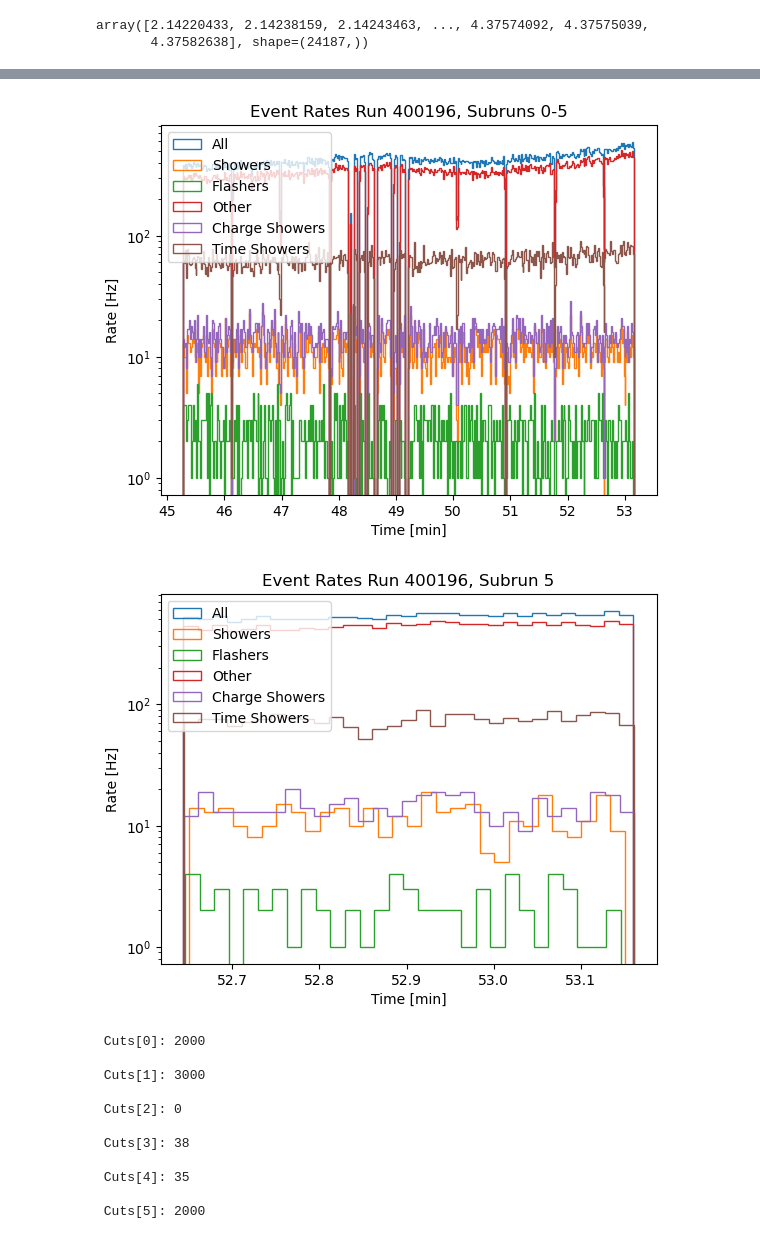
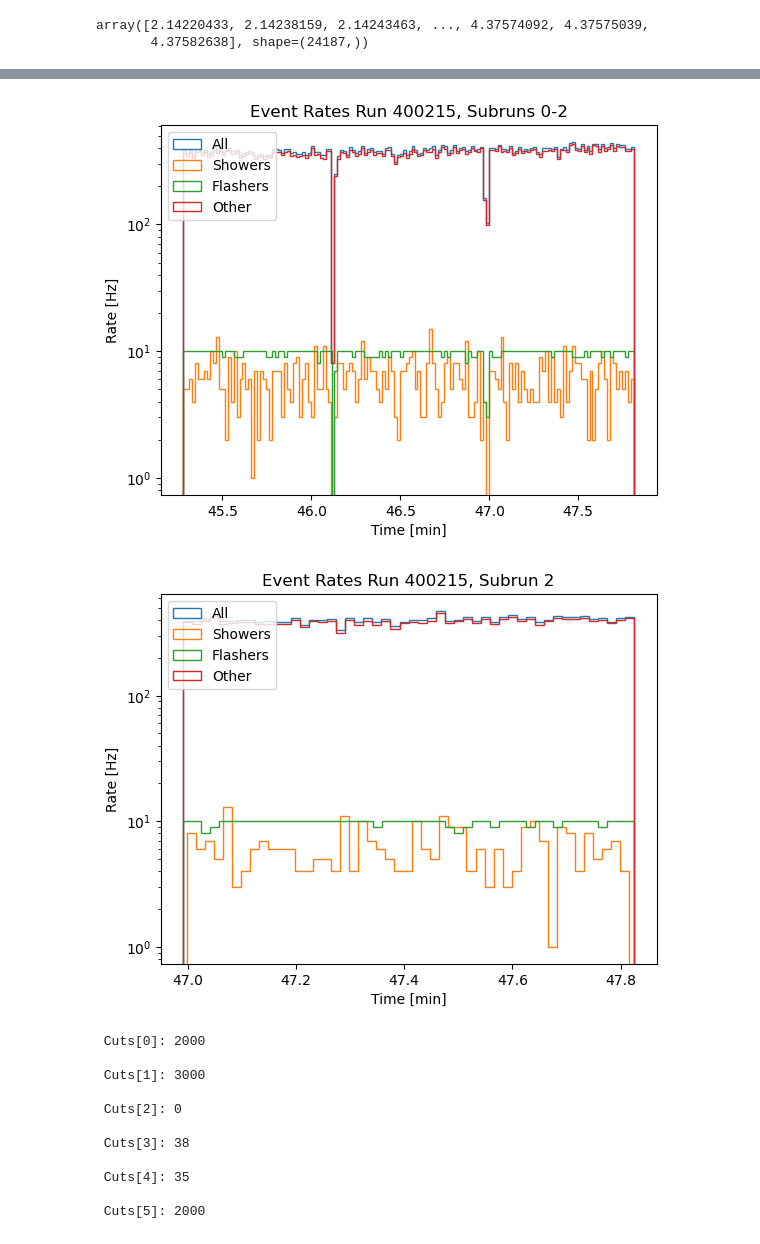
Before and after one commit to GriffinB243/DQM_scripts, a Jupyter notebook: DQM_notebook.ipynb, the cells around one changed output, grey strips where cells are left out. Drawn from its saved outputs; the diff is of its cells as text; code cells hidden in the pictures.

```diff
--- a/DQM_notebook.ipynb
+++ b/DQM_notebook.ipynb
@@ -955,8 +955,9 @@ def real_new_sort(sr_data,subrun, sorted_run_data, cuts):
    return sorted_run_data, sorted_subrun
 # %%
 #Working cell for overall event rate graph
+#you only have to run this one once for a stupid long time to test plotting stuff, unless you crash the kernel
 
-subrun_number=2
+subrun_number=3
 run_id=400215
 run_data=[]
 sorted_run_data=[[[],[],[],[],[],[],[],[]],[[],[],[],[],[],[],[],[]],[[],[],[],[],[],[],[],[]],[[],[],[],[],[],[],[],[]],[[],[],[],[],[],[],[],[]],[[],[],[],[],[],[],[],[]],[[],[],[],[],[],[],[],[]],[[],[],[],[],[],[],[],[]]]
@@ -1176,48 +1238,48 @@ array([2.14220433, 2.14238159, 2.14243463, ..., 4.37574092, 4.37575039,
 # %%
 #New event rate histogram function
 
 def event_rate_hists(current_sr, sorted_run_data, sorted_subrun, resolution, time_step, display_plots_path, plots_save_location, extra_lines=False):
     modifier=resolution
     fig, ax = plt.subplots()
 
-    ax.hist(sorted_run_data[0][1]/(time_step), weights = [modifier for _ in range(len(sorted_run_data[0][1]))], bins = np.arange(sorted_run_data[0][1][0]/(time_step), sorted_run_data[0][1][-1]/(time_step), (1E9/time_step)/modifier), log=True, histtype = 'step', label = 'All')
-    ax.hist(sorted_run_data[1][1]/(time_step), weights = [modifier for _ in range(len(sorted_run_data[1][1]))], bins = np.arange(sorted_run_data[1][1][0]/(time_step), sorted_run_data[1][1][-1]/(time_step), (1E9/time_step)/modifier), log=True, histtype = 'step', label = 'Showers')
-    ax.hist(sorted_run_data[2][1]/(time_step), weights = [modifier for _ in range(len(sorted_run_data[2][1]))], bins = np.arange(sorted_run_data[2][1][0]/(time_step), sorted_run_data[2][1][-1]/(time_step), (1E9/time_step)/modifier), log=True, histtype = 'step', label = 'Flashers')
-    ax.hist(sorted_run_data[3][1]/(time_step), weights = [modifier for _ in range(len(sorted_run_data[3][1]))], bins = np.arange(sorted_run_data[3][1][0]/(time_step), sorted_run_data[3][1][-1]/(time_step), (1E9/time_step)/modifier), log=True, histtype = 'step', label = 'Other')
+    ax.hist(sorted_run_data[0][0]/(time_step), weights = [modifier for _ in range(len(sorted_run_data[0][0]))], bins = np.arange(sorted_run_data[0][0][0]/(time_step), sorted_run_data[0][0][-1]/(time_step), (1E9/time_step)/modifier), log=True, histtype = 'step', label = 'All')
+    ax.hist(sorted_run_data[1][0]/(time_step), weights = [modifier for _ in range(len(sorted_run_data[1][0]))], bins = np.arange(sorted_run_data[1][0][0]/(time_step), sorted_run_data[1][0][-1]/(time_step), (1E9/time_step)/modifier), log=True, histtype = 'step', label = 'Showers')
+    ax.hist(sorted_run_data[2][0]/(time_step), weights = [modifier for _ in range(len(sorted_run_data[2][0]))], bins = np.arange(sorted_run_data[2][0][0]/(time_step), sorted_run_data[2][0][-1]/(time_step), (1E9/time_step)/modifier), log=True, histtype = 'step', label = 'Flashers')
+    ax.hist(sorted_run_data[3][0]/(time_step), weights = [modifier for _ in range(len(sorted_run_data[3][0]))], bins = np.arange(sorted_run_data[3][0][0]/(time_step), sorted_run_data[3][0][-1]/(time_step), (1E9/time_step)/modifier), log=True, histtype = 'step', label = 'Other')
 
     if extra_lines==True:
-       ax.hist(sorted_run_data[4][1]/(time_step), weights = [modifier for _ in range(len(sorted_run_data[4][1]))], bins = np.arange(sorted_run_data[4][1][0]/(time_step), sorted_run_data[4][1][-1]/(time_step), (1E9/time_step)/modifier), log=True, histtype = 'step', label = 'Charge Showers')
-       ax.hist(sorted_run_data[5][1]/(time_step), weights = [modifier for _ in range(len(sorted_run_data[5][1]))], bins = np.arange(sorted_run_data[5][1][0]/(time_step), sorted_run_data[5][1][-1]/(time_step), (1E9/time_step)/modifier), log=True, histtype = 'step', label = 'Time Showers')
+       ax.hist(sorted_run_data[4][0]/(time_step), weights = [modifier for _ in range(len(sorted_run_data[4][0]))], bins = np.arange(sorted_run_data[4][0][0]/(time_step), sorted_run_data[4][0][-1]/(time_step), (1E9/time_step)/modifier), log=True, histtype = 'step', label = 'Charge Showers')
+       ax.hist(sorted_run_data[5][0]/(time_step), weights = [modifier for _ in range(len(sorted_run_data[5][0]))], bins = np.arange(sorted_run_data[5][0][0]/(time_step), sorted_run_data[5][0][-1]/(time_step), (1E9/time_step)/modifier), log=True, histtype = 'step', label = 'Time Showers')
 
     ax.legend(loc='upper left')
     ax.set_title(f"Event Rates Run {current_sr[0]}, Subruns 0-{current_sr[1]}")
     ax.set_xlabel("Time [min]")
     ax.set_ylabel("Rate [Hz]")
    #  fig.savefig(f"{display_plots_path}Event_Rate_Histogram.jpg")
    #  fig.savefig(f"{plots_save_location}Run_{current_sr[0]}_Event_Rate_Histogram.jpg")
     plt.show()
 
     fig, ax = plt.subplots()
-    ax.hist(sorted_subrun[0][1]/(time_step), weights = [modifier for _ in range(len(sorted_subrun[0][1]))], bins = np.arange(sorted_subrun[0][1][0]/(time_step), sorted_subrun[0][1][-1]/(time_step), (1E9/time_step)/modifier), log=True, histtype = 'step', label = 'All')
-    ax.hist(sorted_subrun[1][1]/(time_step), weights = [modifier for _ in range(len(sorted_subrun[1][1]))], bins = np.arange(sorted_subrun[1][1][0]/(time_step), sorted_subrun[1][1][-1]/(time_step), (1E9/time_step)/modifier), log=True, histtype = 'step', label = 'Showers')
-    ax.hist(sorted_subrun[2][1]/(time_step), weights = [modifier for _ in range(len(sorted_subrun[2][1]))], bins = np.arange(sorted_subrun[2][1][0]/(time_step), sorted_subrun[2][1][-1]/(time_step), (1E9/time_step)/modifier), log=True, histtype = 'step', label = 'Flashers')
-    ax.hist(sorted_subrun[3][1]/(time_step), weights = [modifier for _ in range(len(sorted_subrun[3][1]))], bins = np.arange(sorted_subrun[3][1][0]/(time_step), sorted_subrun[3][1][-1]/(time_step), (1E9/time_step)/modifier), log=True, histtype = 'step', label = 'Other')
+    ax.hist(sorted_subrun[0][0]/(time_step), weights = [modifier for _ in range(len(sorted_subrun[0][0]))], bins = np.arange(sorted_subrun[0][0][0]/(time_step), sorted_subrun[0][0][-1]/(time_step), (1E9/time_step)/modifier), log=True, histtype = 'step', label = 'All')
+    ax.hist(sorted_subrun[1][0]/(time_step), weights = [modifier for _ in range(len(sorted_subrun[1][0]))], bins = np.arange(sorted_subrun[1][0][0]/(time_step), sorted_subrun[1][0][-1]/(time_step), (1E9/time_step)/modifier), log=True, histtype = 'step', label = 'Showers')
+    ax.hist(sorted_subrun[2][0]/(time_step), weights = [modifier for _ in range(len(sorted_subrun[2][0]))], bins = np.arange(sorted_subrun[2][0][0]/(time_step), sorted_subrun[2][0][-1]/(time_step), (1E9/time_step)/modifier), log=True, histtype = 'step', label = 'Flashers')
+    ax.hist(sorted_subrun[3][0]/(time_step), weights = [modifier for _ in range(len(sorted_subrun[3][0]))], bins = np.arange(sorted_subrun[3][0][0]/(time_step), sorted_subrun[3][0][-1]/(time_step), (1E9/time_step)/modifier), log=True, histtype = 'step', label = 'Other')
 
     if extra_lines==True:
-       ax.hist(sorted_subrun[4][1]/(time_step), weights = [modifier for _ in range(len(sorted_subrun[4][1]))], bins = np.arange(sorted_subrun[4][1][0]/(time_step), sorted_subrun[4][1][-1]/(time_step), (1E9/time_step)/modifier), log=True, histtype = 'step', label = 'Charge Showers')
-       ax.hist(sorted_subrun[5][1]/(time_step), weights = [modifier for _ in range(len(sorted_subrun[5][1]))], bins = np.arange(sorted_subrun[5][1][0]/(time_step), sorted_subrun[5][1][-1]/(time_step), (1E9/time_step)/modifier), log=True, histtype = 'step', label = 'Time Showers')
+       ax.hist(sorted_subrun[4][0]/(time_step), weights = [modifier for _ in range(len(sorted_subrun[4][0]))], bins = np.arange(sorted_subrun[4][0][0]/(time_step), sorted_subrun[4][0][-1]/(time_step), (1E9/time_step)/modifier), log=True, histtype = 'step', label = 'Charge Showers')
+       ax.hist(sorted_subrun[5][0]/(time_step), weights = [modifier for _ in range(len(sorted_subrun[5][0]))], bins = np.arange(sorted_subrun[5][0][0]/(time_step), sorted_subrun[5][0][-1]/(time_step), (1E9/time_step)/modifier), log=True, histtype = 'step', label = 'Time Showers')
 
     ax.legend(loc='upper left')
     ax.set_title(f"Event Rates Run {current_sr[0]}, Subrun {current_sr[1]}")
     ax.set_xlabel("Time [min]")
     ax.set_ylabel("Rate [Hz]")
    #  fig.savefig(f"{plots_save_location}Run_{current_sr[0]}_Subrun_{current_sr[1]}_Event_Rate.jpg")
     plt.show()
 
-event_rate_hists([400196, 5], sorted_run_data, sorted_subrun, 1, 60E9,"/data/user/fbivens5020/DQM_Plots/DQM_display_plots/", "/data/user/fbivens5020/DQM_Plots/", extra_lines=True)
+event_rate_hists([400215, 2], sorted_run_array, sorted_subrun_array, 1, 60E9,"/data/user/fbivens5020/DQM_Plots/DQM_display_plots/", "/data/user/fbivens5020/DQM_Plots/", extra_lines=False)
 # %% [output]
-[figure, old version]
+[figure, new version]
-[figure, old version]
+[figure, new version]
 # %%
 def fixed_cuts(): #fixed up cuts function
     charge_mean_flasher_min=2000
```
Also changed, not shown: parts of 4 cells of this notebook, 1 other file.
